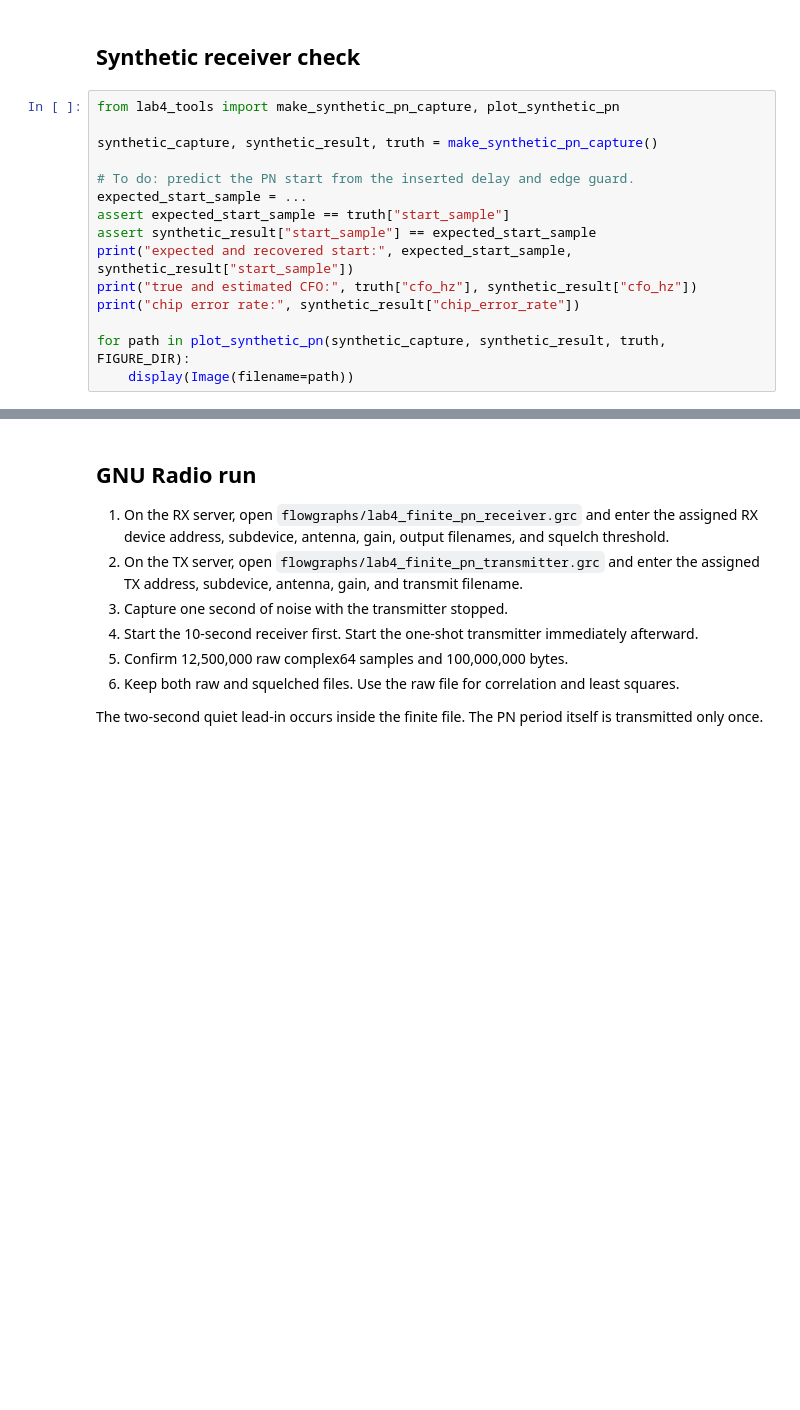
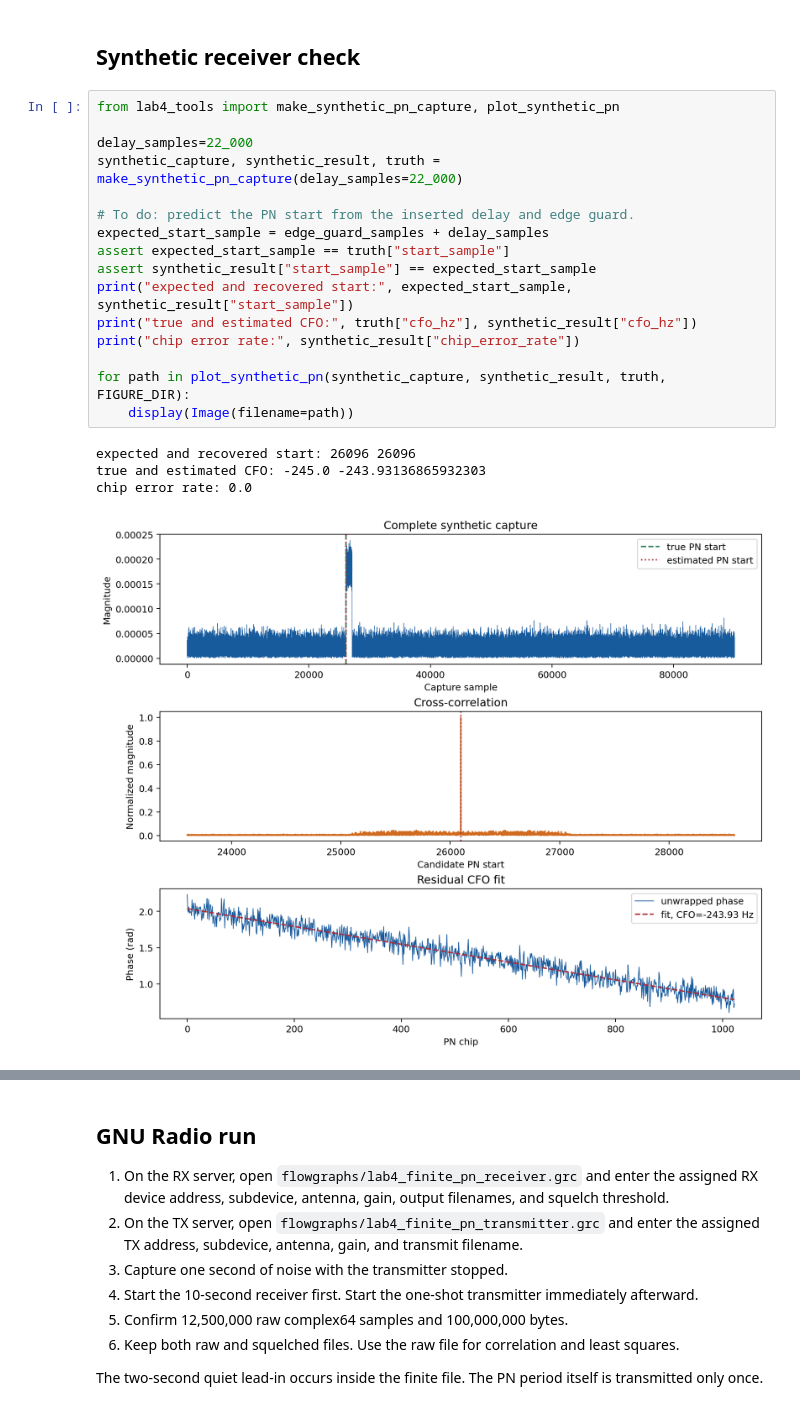
Before and after one commit to 48774861/Embedded-Wireless-Design-Labs, a Jupyter notebook: Lab4/Lab4_Task3_PN_Channel_Estimation_Student.ipynb, the cells around one changed output, grey strips where cells are left out. Drawn from its saved outputs; the diff is of its cells as text; blank space fills up the shorter version.

```diff
--- a/Lab4/Lab4_Task3_PN_Channel_Estimation_Student.ipynb
+++ b/Lab4/Lab4_Task3_PN_Channel_Estimation_Student.ipynb
@@ -73,15 +89,21 @@ display(Image(filename=sequence_figure))
 # %%
 from lab4_tools import make_synthetic_pn_capture, plot_synthetic_pn
 
-synthetic_capture, synthetic_result, truth = make_synthetic_pn_capture()
+delay_samples=22_000
+synthetic_capture, synthetic_result, truth = make_synthetic_pn_capture(delay_samples=22_000)
 
 # To do: predict the PN start from the inserted delay and edge guard.
-expected_start_sample = ...
+expected_start_sample = edge_guard_samples + delay_samples
 assert expected_start_sample == truth["start_sample"]
 assert synthetic_result["start_sample"] == expected_start_sample
 print("expected and recovered start:", expected_start_sample, synthetic_result["start_sample"])
 print("true and estimated CFO:", truth["cfo_hz"], synthetic_result["cfo_hz"])
 print("chip error rate:", synthetic_result["chip_error_rate"])
 
 for path in plot_synthetic_pn(synthetic_capture, synthetic_result, truth, FIGURE_DIR):
     display(Image(filename=path))
+# %% [output]
+expected and recovered start: 26096 26096
+true and estimated CFO: -245.0 -243.93136865932303
+chip error rate: 0.0
+[figure, added]
```
Also changed, not shown: parts of 24 cells of this notebook, 11 other files.
